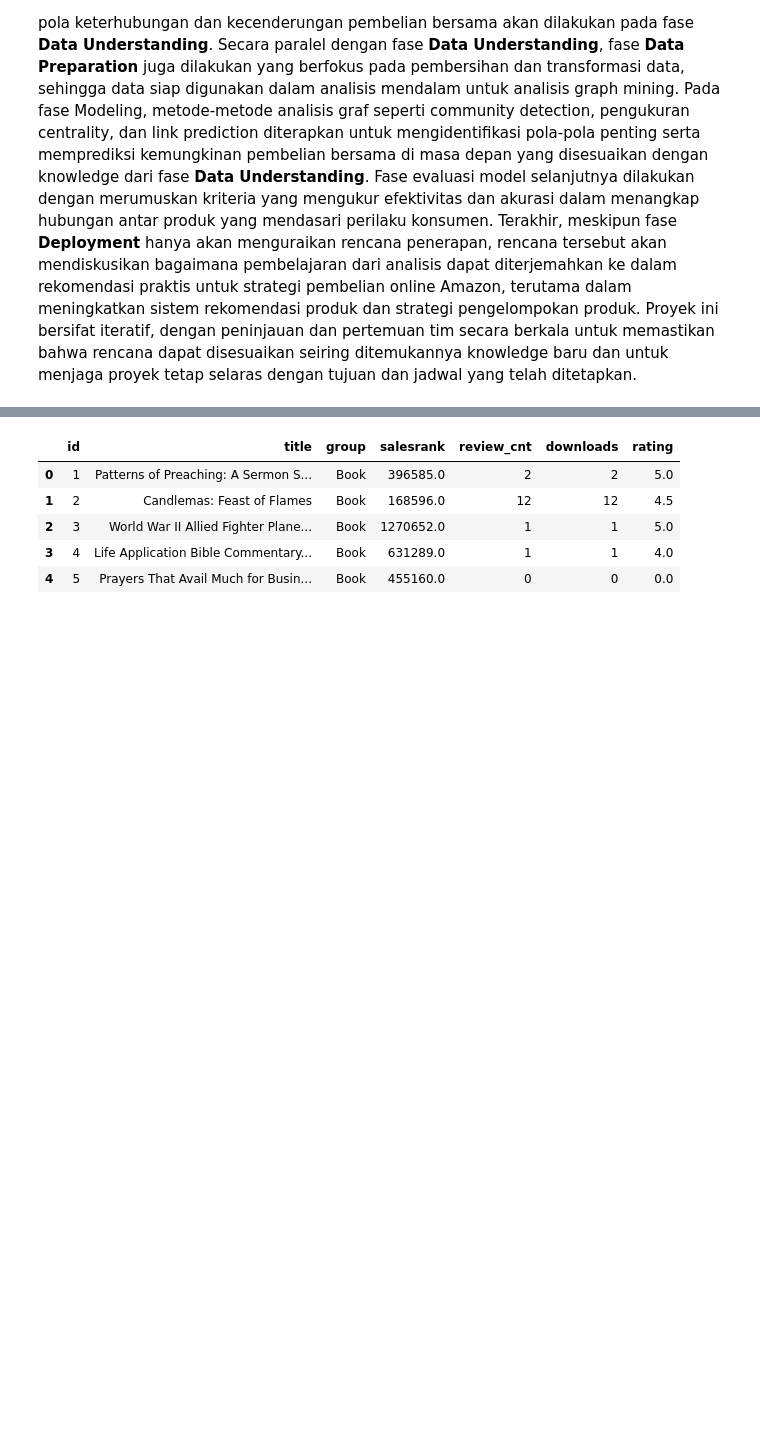
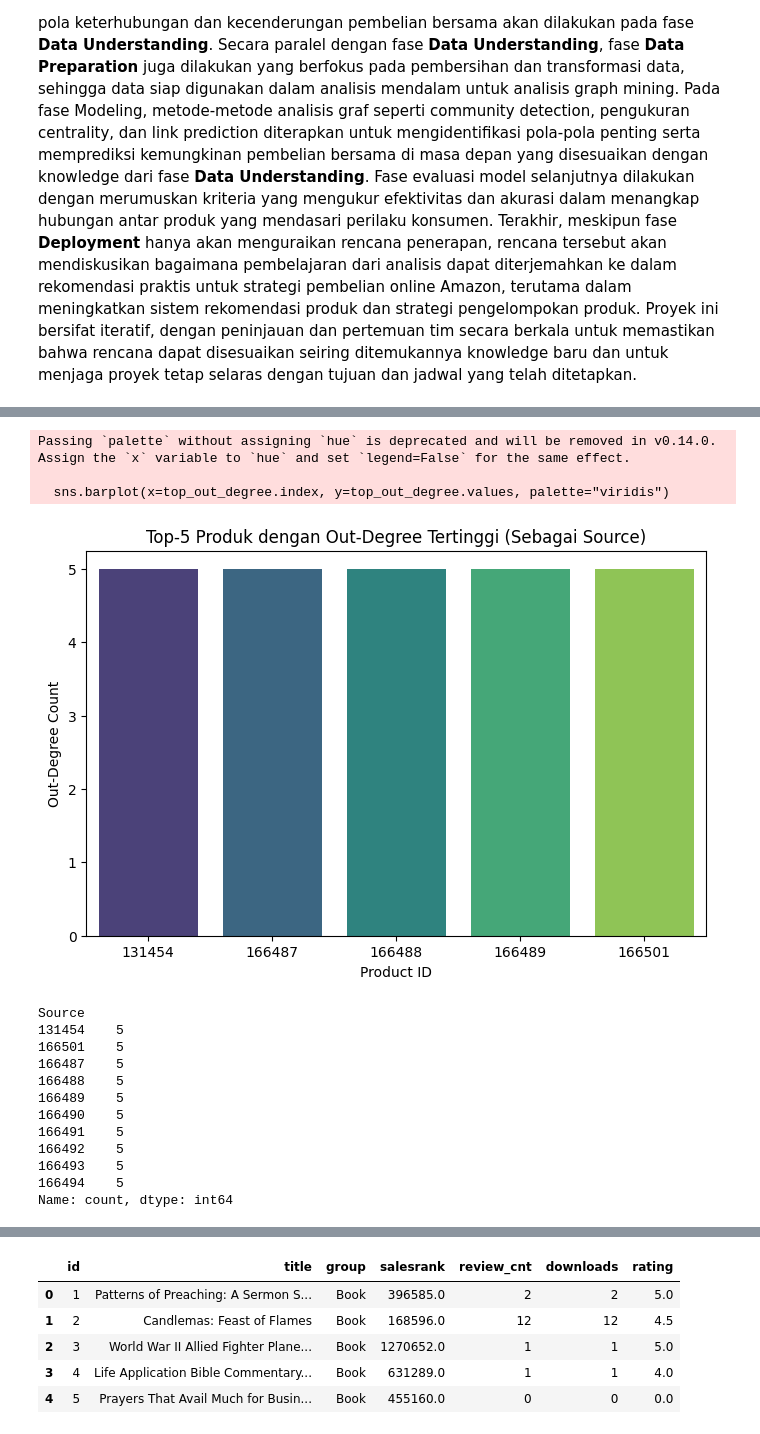
Before and after one commit to Miner-Lover/AmazonMining, a Jupyter notebook: TK.ipynb, the cells around one changed output, grey strips where cells are left out. Drawn from its saved outputs; the diff is of its cells as text; code cells hidden in the pictures; blank space fills up the shorter version.

```diff
--- a/TK.ipynb
+++ b/TK.ipynb
@@ -23,0 +92,4 @@ Proyek ini dimulai dengan dengan fase **Business Understanding**, di mana tujuan
+# %%
+df_copurchase = pd.read_csv('copurchase.csv')
+
+df_copurchase.head()
@@ -23,0 +228,31 @@ Proyek ini dimulai dengan dengan fase **Business Understanding**, di mana tujuan
+# %%
+# Menghitung jumlah kemunculan setiap produk sebagai 'Source' (out-degree)
+top_out_degree = df_copurchase['Source'].value_counts().head(5)
+
+# Visualisasi dengan bar chart
+plt.figure(figsize=(8,5))
+sns.barplot(x=top_out_degree.index, y=top_out_degree.values, palette="viridis")
+plt.xlabel("Product ID")
+plt.ylabel("Out-Degree Count")
+plt.title("Top-5 Produk dengan Out-Degree Tertinggi (Sebagai Source)")
+plt.show()
+
+top_out_degree = df_copurchase['Source'].value_counts().head(10)
+top_out_degree
+# %% [output]
+Passing `palette` without assigning `hue` is deprecated and will be removed in v0.14.0. Assign the `x` variable to `hue` and set `legend=False` for the same effect.
+
+  sns.barplot(x=top_out_degree.index, y=top_out_degree.values, palette="viridis")
+[figure, added]
+Source
+131454    5
+166501    5
+166487    5
+166488    5
+166489    5
+166490    5
+166491    5
+166492    5
+166493    5
+166494    5
+Name: count, dtype: int64
```
Also changed, not shown: parts of 53 cells of this notebook, 6 other files.
